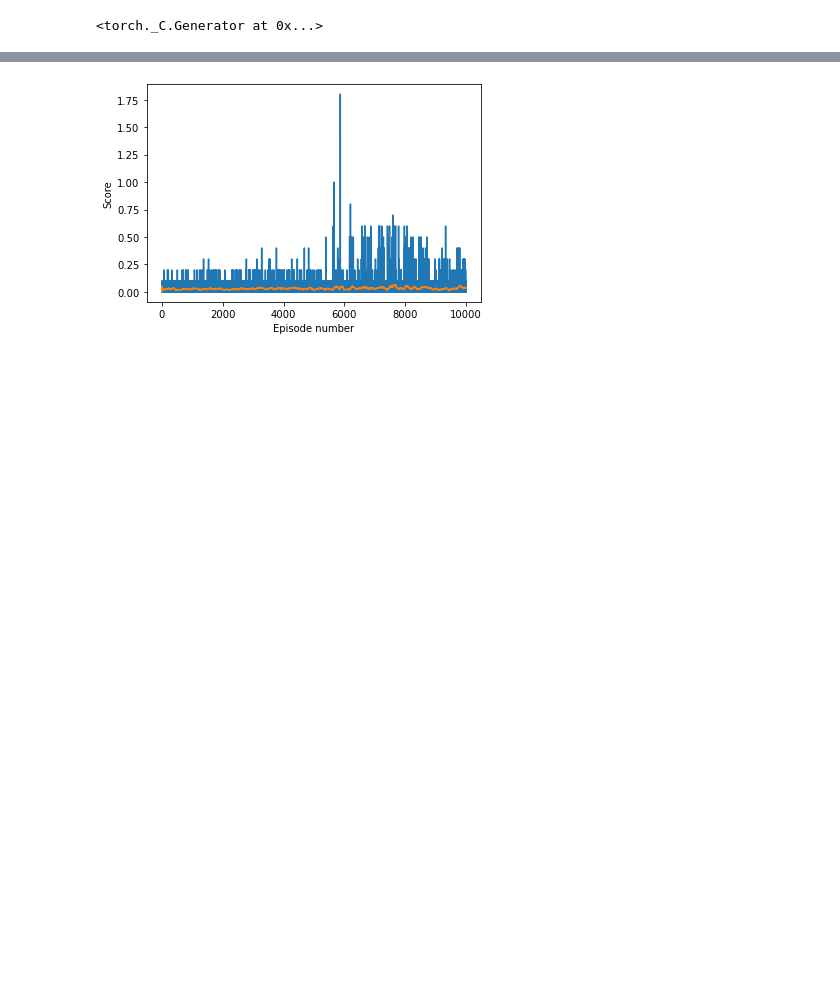
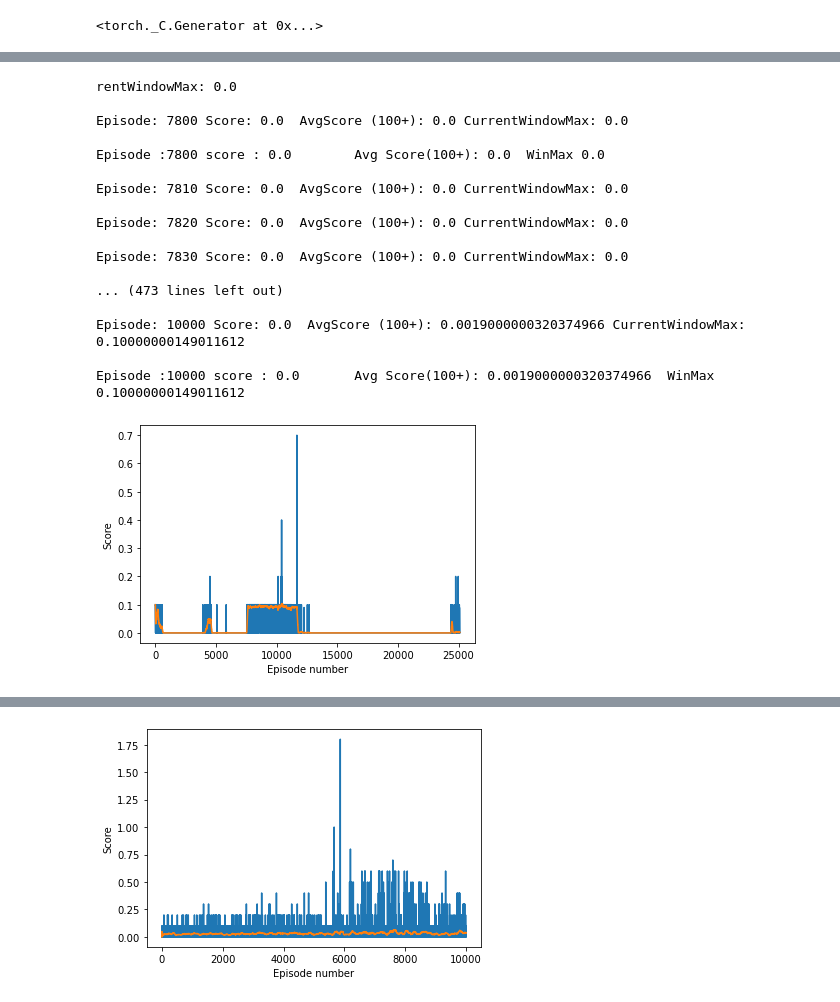
Before and after one commit to SENC/AiTennis, a Jupyter notebook: sourcecode/Tennis.ipynb, the cells around one changed output, grey strips where cells are left out. Cells and saved outputs as stored; diff of their text form; code cells hidden in the pictures; blank space fills up the shorter version.

```diff
--- a/sourcecode/Tennis.ipynb
+++ b/sourcecode/Tennis.ipynb
@@ -369,0 +393,23 @@ Episode :5000 score : 0.10000000149011612        Avg Score(100+): 0.036000000536
+# %%
+trainMultiAgents(env,colabAI,episodes_score,scores_window,avg_score,n_episodes=10000)
+save_model_weights(colabAI)
+showGraph(episodes_score,avg_score)
+# %% [output]
+rentWindowMax: 0.0
+
+Episode: 7800 Score: 0.0  AvgScore (100+): 0.0 CurrentWindowMax: 0.0
+
+Episode :7800 score : 0.0        Avg Score(100+): 0.0  WinMax 0.0
+
+Episode: 7810 Score: 0.0  AvgScore (100+): 0.0 CurrentWindowMax: 0.0
+
+Episode: 7820 Score: 0.0  AvgScore (100+): 0.0 CurrentWindowMax: 0.0
+
+Episode: 7830 Score: 0.0  AvgScore (100+): 0.0 CurrentWindowMax: 0.0
+
+... (473 lines left out)
+
+Episode: 10000 Score: 0.0  AvgScore (100+): 0.0019000000320374966 CurrentWindowMax: 0.10000000149011612
+
+Episode :10000 score : 0.0       Avg Score(100+): 0.0019000000320374966  WinMax 0.10000000149011612
+[figure, added]
```
Also changed, not shown: parts of 23 cells of this notebook, 20 other files.
